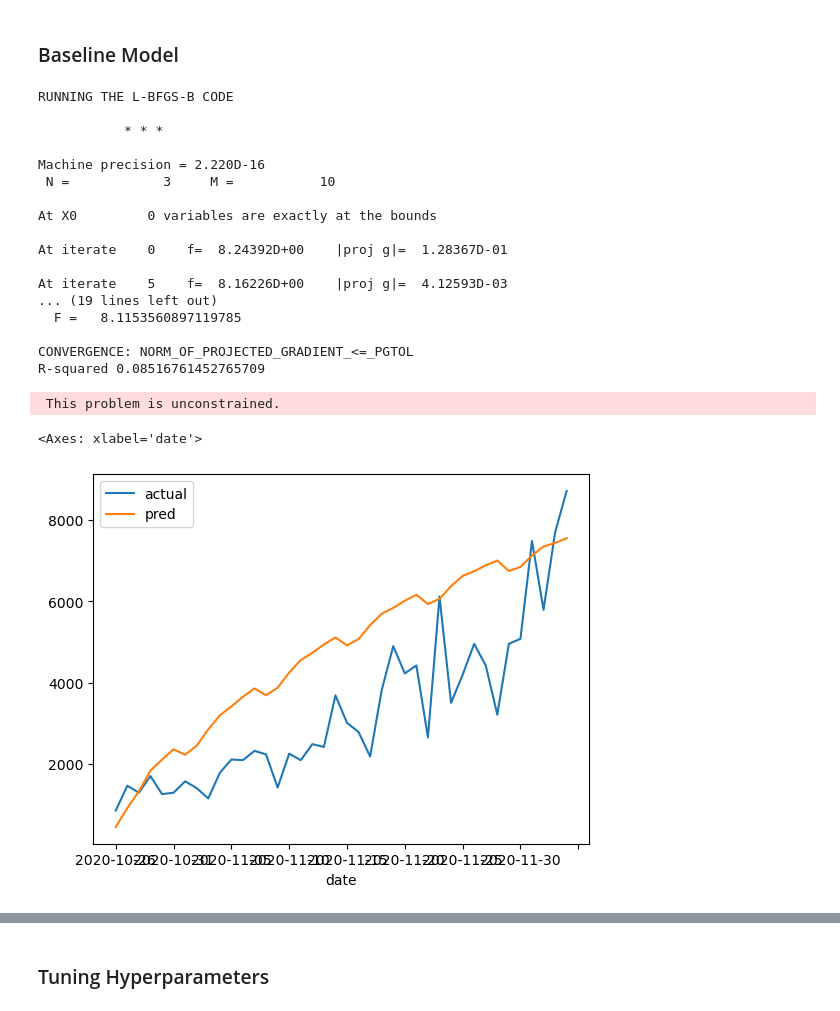
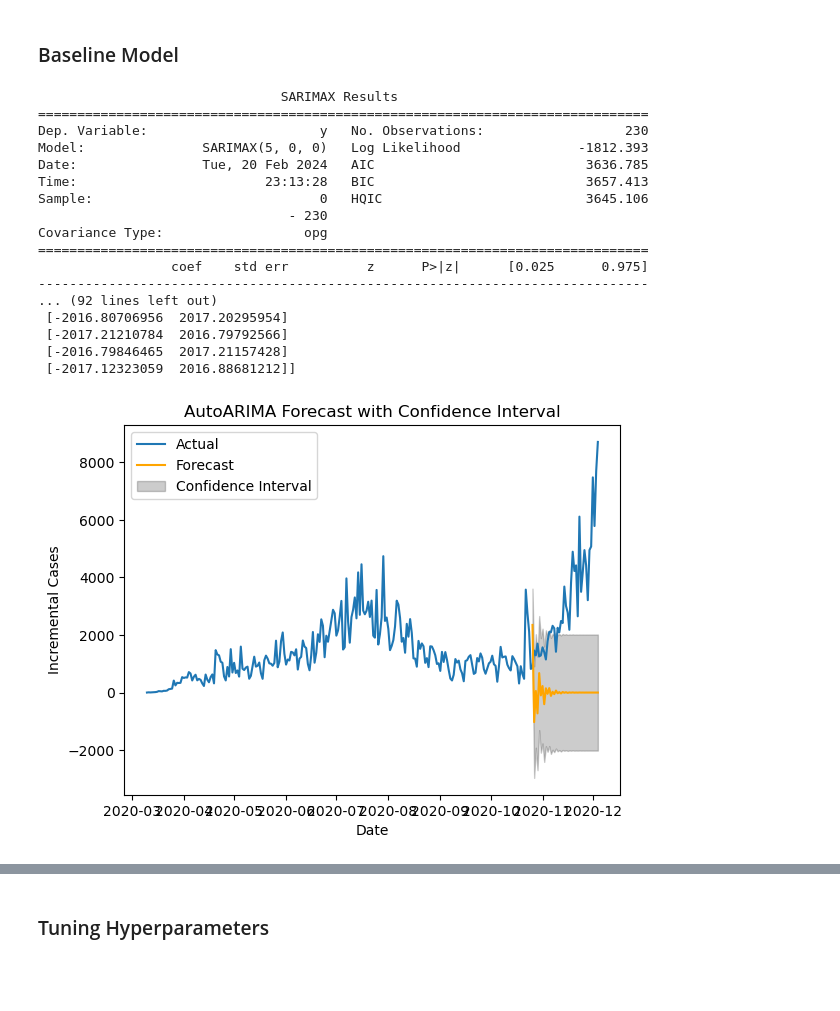
Before and after one commit to songalal/datascienceproject390, a Jupyter notebook: Elena_AutoArima_California.ipynb, the cells around one changed output, grey strips where cells are left out. Saved outputs shown, nothing was run; the diff lists cells and outputs as text; code cells hidden in the pictures; blank space fills up the shorter version.

Commit message:
New Arima and Seasonal Arima

```diff
--- a/Elena_AutoArima_California.ipynb
+++ b/Elena_AutoArima_California.ipynb
@@ -73,35 +53,56 @@ sns.lineplot(x="date", y="incremental_cases",legend = 'full' , data=testing)
 # %% [markdown]
 ### Baseline Model
 # %%
-model = sm.tsa.statespace.SARIMAX(train.incremental_cases, order=(0, 0, 0), seasonal_order=(1,1,1,7)).fit()
-pred = pd.concat([pd.Series([-62]), model.forecast(steps=40)]).cumsum()[1:]
-pred = pd.concat([pd.Series([101]), pred]).cumsum()[1:]
-r2 = r2_score(test.incremental_cases, pred)
-print("R-squared", r2)
+model = auto_arima(train['incremental_cases'], seasonal=False, d=0, suppress_warnings=True, stepwise=True)
+
+print(model.summary())
+
+# Forecast for the number of periods equal to the test set size
+n_periods = test.shape[0]
+forecast, conf_int = model.predict(n_periods=n_periods, return_conf_int=True)
+
+# Print the forecast and confidence interval
+print("Forecast:", forecast)
+print("Confidence Interval:", conf_int)
 # %% [output]
-RUNNING THE L-BFGS-B CODE
-
-           * * *
-
-Machine precision = 2.220D-16
- N =            3     M =           10
-
-At X0         0 variables are exactly at the bounds
-
-At iterate    0    f=  8.24392D+00    |proj g|=  1.28367D-01
-
-At iterate    5    f=  8.16226D+00    |proj g|=  4.12593D-03
-... (19 lines left out)
-  F =   8.1153560897119785
-
-CONVERGENCE: NORM_OF_PROJECTED_GRADIENT_<=_PGTOL
-R-squared 0.08516761452765709
+                               SARIMAX Results
+==============================================================================
+Dep. Variable:                      y   No. Observations:                  230
+Model:               SARIMAX(5, 0, 0)   Log Likelihood               -1812.393
+Date:                Tue, 20 Feb 2024   AIC                           3636.785
+Time:                        23:13:28   BIC                           3657.413
+Sample:                             0   HQIC                          3645.106
+                                - 230
+Covariance Type:                  opg
+==============================================================================
+                 coef    std err          z      P>|z|      [0.025      0.975]
+------------------------------------------------------------------------------
+... (92 lines left out)
+ [-2016.80706956  2017.20295954]
+ [-2017.21210784  2016.79792566]
+ [-2016.79846465  2017.21157428]
+ [-2017.12323059  2016.88681212]]
- This problem is unconstrained.
 # %%
-prediction = pd.DataFrame({'actual':test.incremental_cases.reset_index(drop = True),
-              'pred':pred.reset_index(drop = True)})
-prediction['date'] = test['date'].reset_index(drop = True)
-prediction.plot(x = 'date', y = ['actual', 'pred'])
+import pandas as pd
+import matplotlib.pyplot as plt
+
+# Plot historical data
+
+plt.plot(la['date'], la['incremental_cases'], label='Actual')
+
+# Plot the forecasted values
+plt.plot(test['date'], forecast, color='orange', label='Forecast')
+
+# Calculate and plot the confidence intervals
+lower_bounds = conf_int[:, 0]
+upper_bounds = conf_int[:, 1]
+plt.fill_between(test['date'], lower_bounds, upper_bounds, color='k', alpha=0.2, label='Confidence Interval')
+
+# Final plot formatting
+plt.title('AutoARIMA Forecast with Confidence Interval')
+plt.xlabel('Date')
+plt.ylabel('Incremental Cases')
+plt.legend()
+plt.show()
 # %% [output]
-<Axes: xlabel='date'>
-[figure, old version]
+[figure, new version]
```
Also changed, not shown: parts of 5 cells of this notebook, 1 other file.
